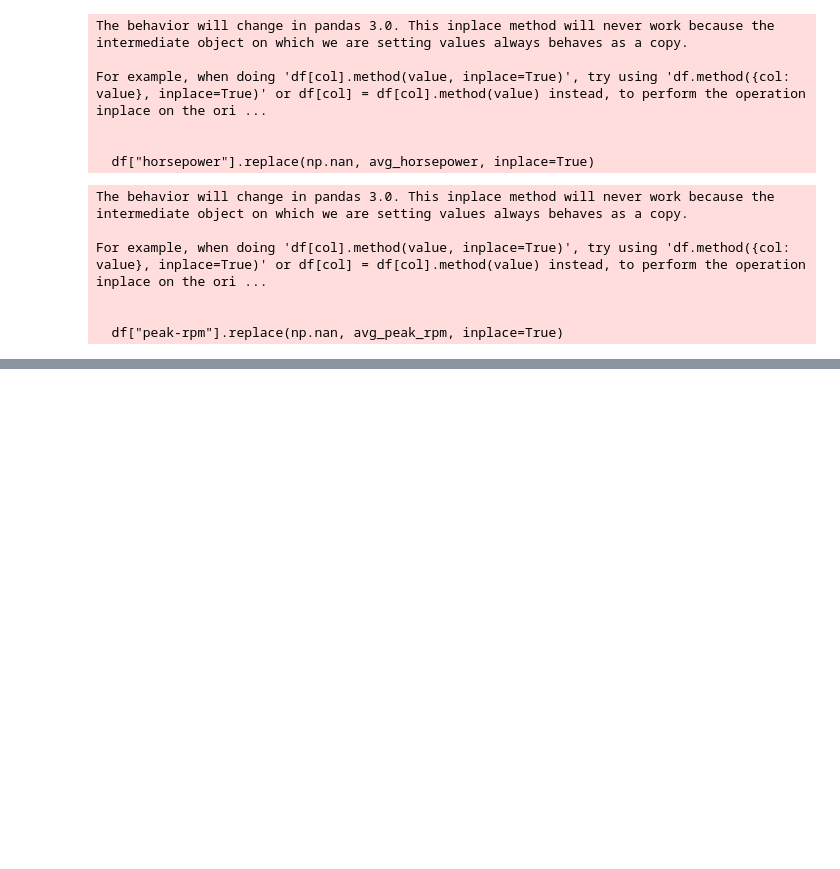
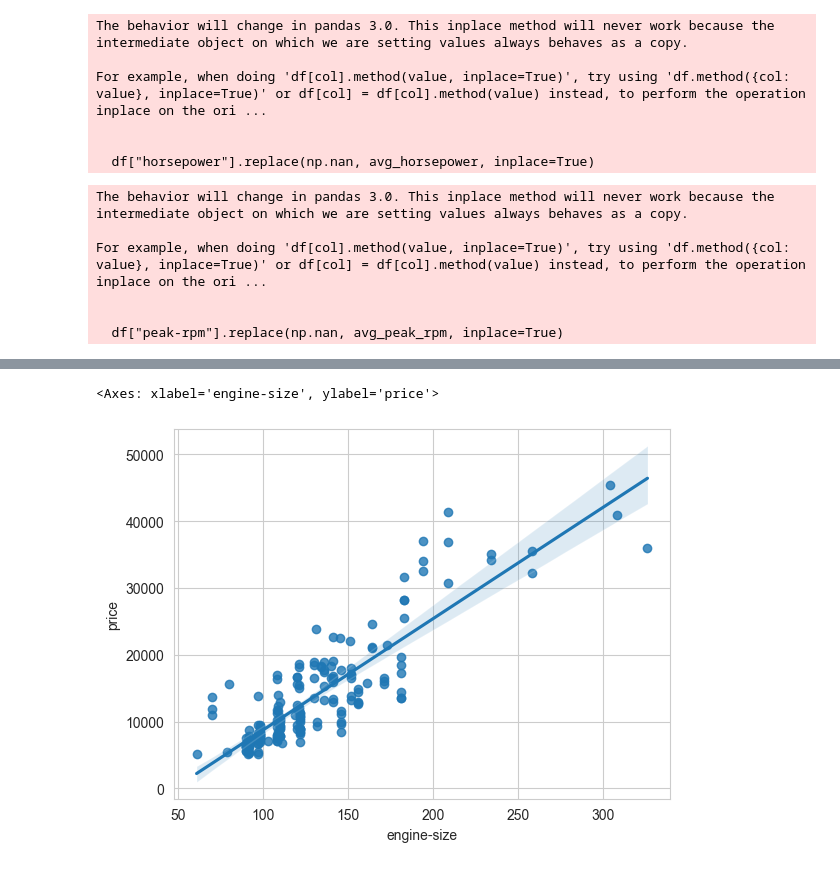
Before and after one commit to chirag412vijayvergiya/ML_CLASS, a Jupyter notebook: Exp2.ipynb, the cells around one changed output, grey strips where cells are left out. Drawn from its saved outputs; the diff is of its cells as text; code cells hidden in the pictures; blank space fills up the shorter version.

```diff
--- a/Exp2.ipynb
+++ b/Exp2.ipynb
@@ -367,0 +394,2 @@ memory usage: 41.8+ KB
+# %%
+df["num-of-doors"].replace(np.nan, "four", inplace=True)
@@ -367,0 +410,2 @@ memory usage: 41.8+ KB
+# %%
+df.dropna(subset=["price"], axis=0, inplace=True)
@@ -367,0 +432,2 @@ memory usage: 41.8+ KB
+# %%
+df.reset_index(drop=True, inplace=True)
@@ -367,0 +496,3 @@ memory usage: 41.8+ KB
+# %%
+df[["normalized-losses", "horsepower"]] = df[["normalized-losses", "horsepower"]].astype("int")
+df[["bore", "stroke", "price", "peak-rpm"]] = df[["bore", "stroke", "price", "peak-rpm"]].astype("float")
@@ -367,0 +545,5 @@ memory usage: 41.8+ KB
+# %%
+sns.regplot(x="engine-size", y="price", data=df)
+# %% [output]
+<Axes: xlabel='engine-size', ylabel='price'>
+[figure, added]
```
Also changed, not shown: parts of 32 cells of this notebook, 1 other file.
